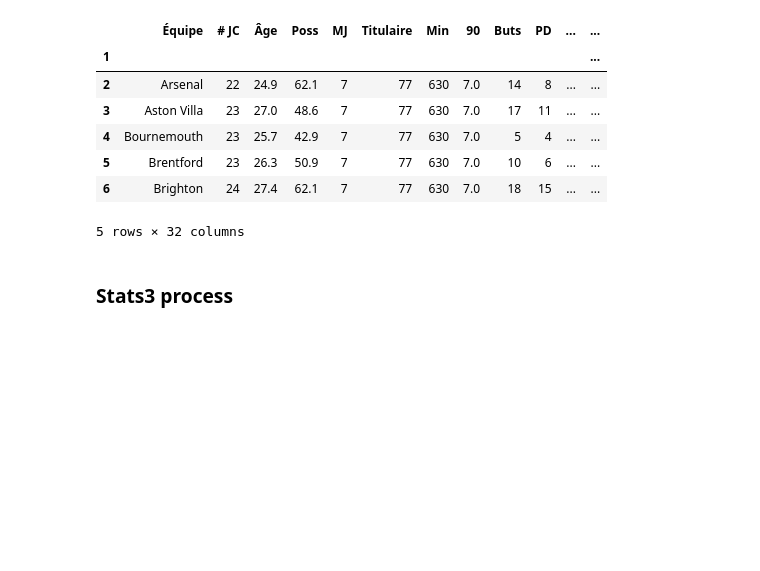
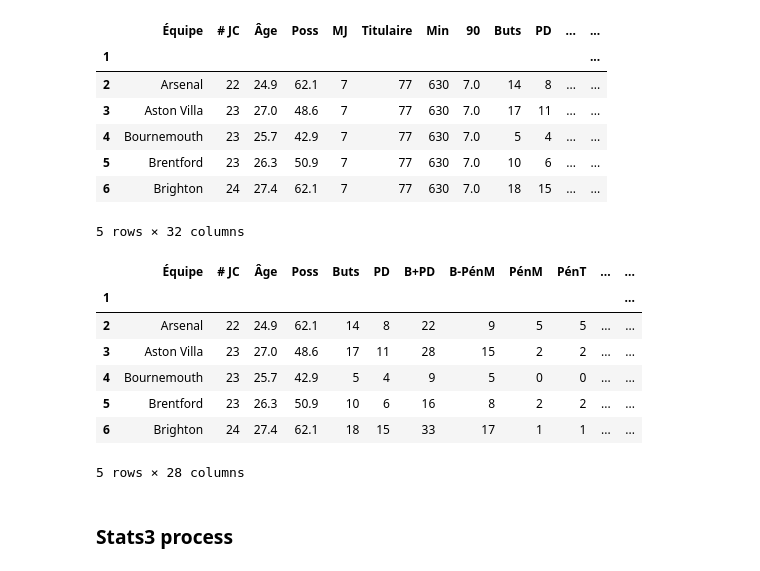
Before and after one commit to DjuloFyro/guru_sport_betting_bot, a Jupyter notebook: model.ipynb, the cells around one changed output. Saved outputs shown, nothing was run; the diff lists cells and outputs as text; code cells hidden in the pictures; blank space fills up the shorter version.

```diff
--- a/model.ipynb
+++ b/model.ipynb
@@ -113,6 +117,20 @@ df_stats2.head()
 | 5 | Brentford | 23 | 26.3 | 50.9 | 7 | 77 | 630 | 7.0 | 10 | 6 | ... | ... |
 | 6 | Brighton | 24 | 27.4 | 62.1 | 7 | 77 | 630 | 7.0 | 18 | 15 | ... | ... |
 5 rows × 32 columns
+# %%
+# Drop useless columns
+df_stats2.drop(columns=['MJ', 'Titulaire', 'Min', '90'], inplace=True)
+
+df_stats2.head()
+# %% [output]
+|  | Équipe | # JC | Âge | Poss | Buts | PD | B+PD | B-PénM | PénM | PénT | ... | ... |
+| 1 |  |  |  |  |  |  |  |  |  |  |  | ... |
+| 2 | Arsenal | 22 | 24.9 | 62.1 | 14 | 8 | 22 | 9 | 5 | 5 | ... | ... |
+| 3 | Aston Villa | 23 | 27.0 | 48.6 | 17 | 11 | 28 | 15 | 2 | 2 | ... | ... |
+| 4 | Bournemouth | 23 | 25.7 | 42.9 | 5 | 4 | 9 | 5 | 0 | 0 | ... | ... |
+| 5 | Brentford | 23 | 26.3 | 50.9 | 10 | 6 | 16 | 8 | 2 | 2 | ... | ... |
+| 6 | Brighton | 24 | 27.4 | 62.1 | 18 | 15 | 33 | 17 | 1 | 1 | ... | ... |
+5 rows × 28 columns
 # %% [markdown]
 ### Stats3 process
 # %%
```
Also changed, not shown: parts of 22 cells of this notebook.
